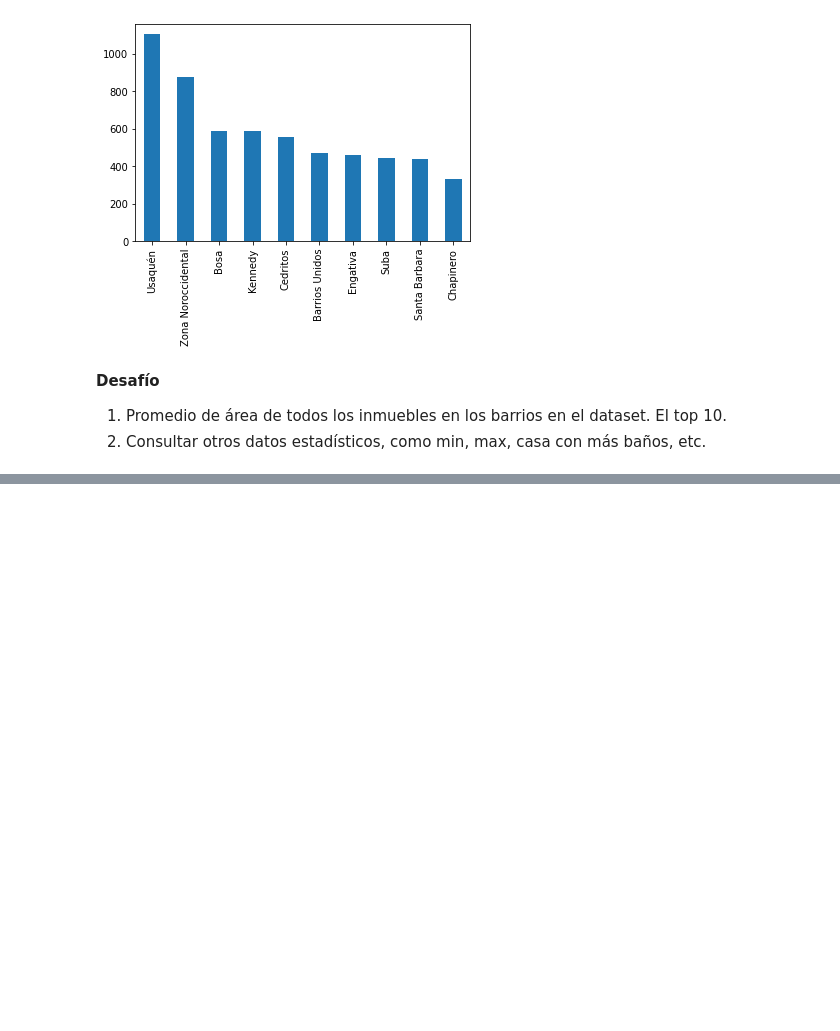
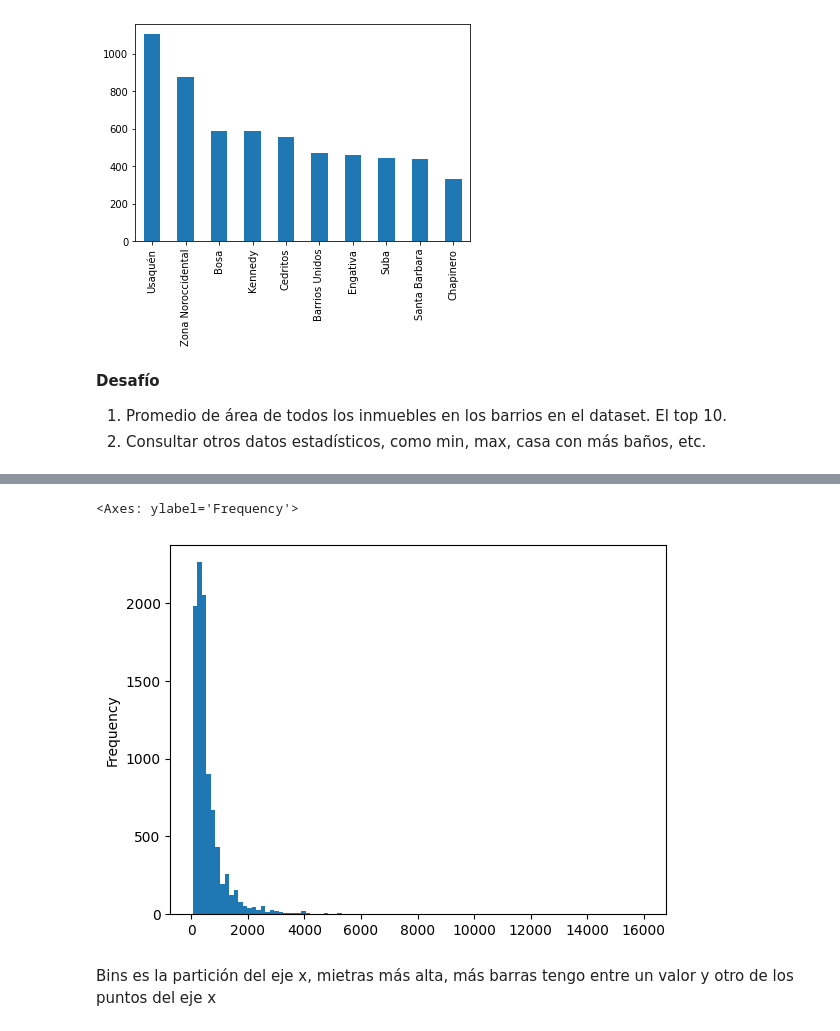
Before and after one commit to caviera/inmersion_datos, a Jupyter notebook: INMERSION_DATOS_AULA_1.ipynb, the cells around one changed output, grey strips where cells are left out. Saved outputs shown, nothing was run; the diff lists cells and outputs as text; code cells hidden in the pictures; blank space fills up the shorter version.

```diff
--- a/INMERSION_DATOS_AULA_1.ipynb
+++ b/INMERSION_DATOS_AULA_1.ipynb
@@ -219,0 +357,7 @@ inmuebles_barrio.head(10).plot.bar()
+# %%
+inmuebles['Precio_millon'].plot.hist(bins=100)
+# %% [output]
+<Axes: ylabel='Frequency'>
+[figure, added]
+# %% [markdown]
+Bins es la partición del eje x, mietras más alta, más barras tengo entre un valor y otro de los puntos del eje x
```
Also changed, not shown: parts of 20 cells of this notebook.
